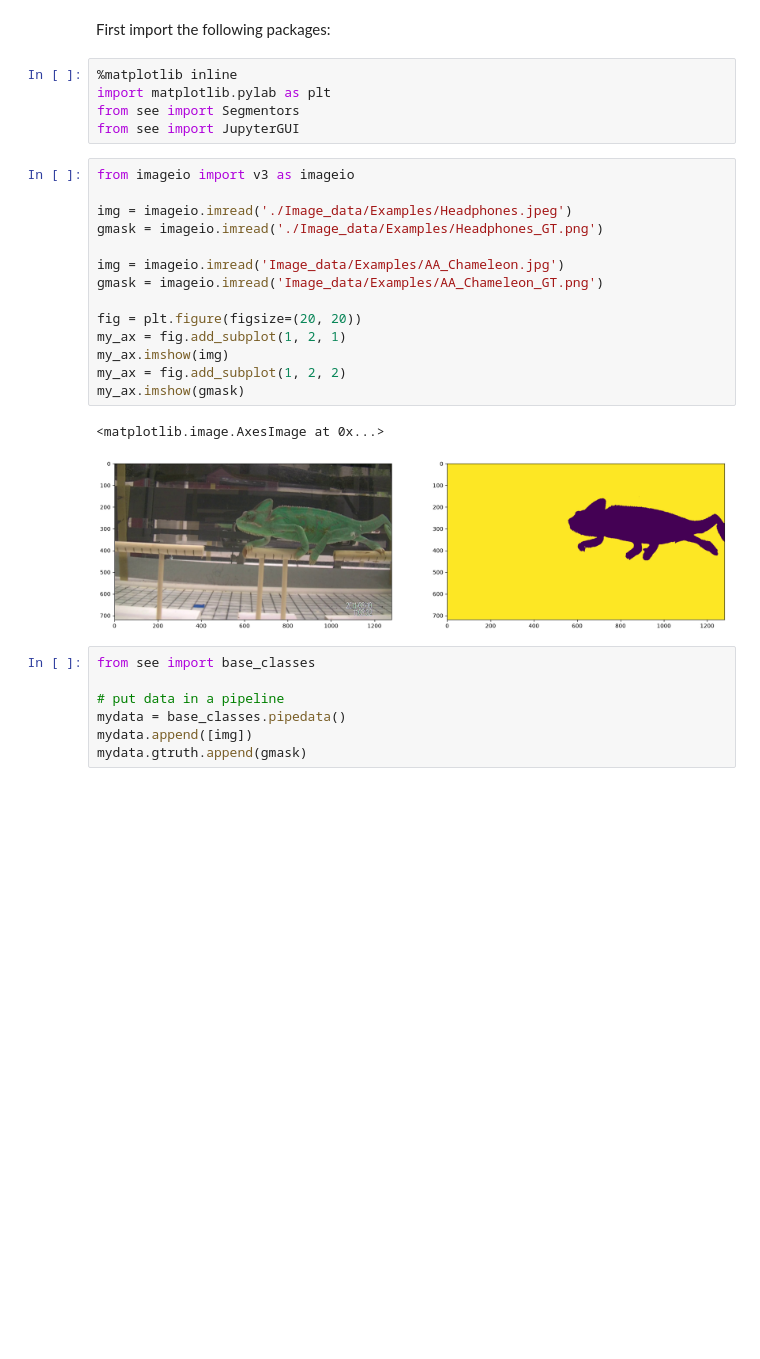
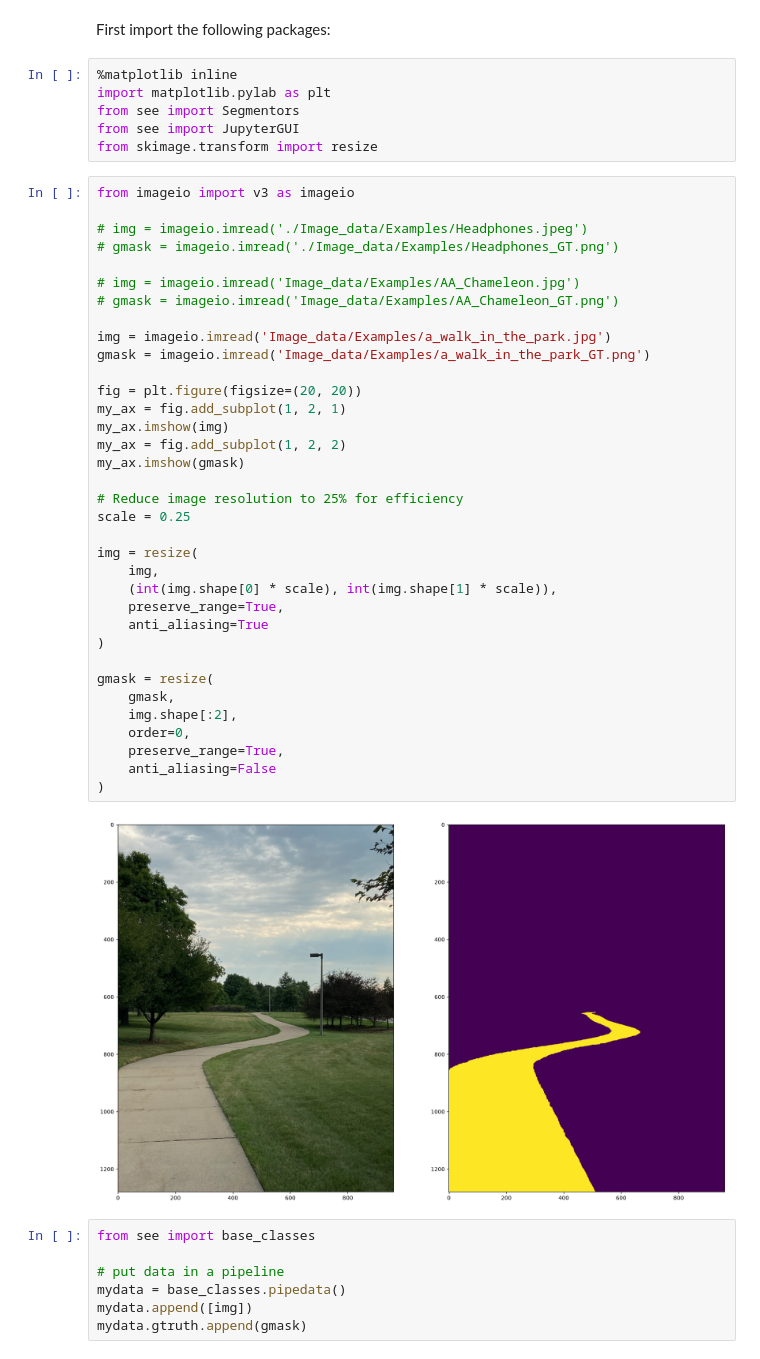
Before and after one commit to jmcalvey/see-segment, a Jupyter notebook: HowToUse_Example.ipynb, the cells around one changed output. Saved outputs shown, nothing was run; the diff lists cells and outputs as text; blank space fills up the shorter version.

```diff
--- a/HowToUse_Example.ipynb
+++ b/HowToUse_Example.ipynb
@@ -18,23 +18,44 @@ First import the following packages:
 import matplotlib.pylab as plt
 from see import Segmentors
 from see import JupyterGUI
+from skimage.transform import resize
 # %%
 from imageio import v3 as imageio
 
-img = imageio.imread('./Image_data/Examples/Headphones.jpeg')
-gmask = imageio.imread('./Image_data/Examples/Headphones_GT.png')
+# img = imageio.imread('./Image_data/Examples/Headphones.jpeg')
+# gmask = imageio.imread('./Image_data/Examples/Headphones_GT.png')
 
-img = imageio.imread('Image_data/Examples/AA_Chameleon.jpg')
-gmask = imageio.imread('Image_data/Examples/AA_Chameleon_GT.png')
+# img = imageio.imread('Image_data/Examples/AA_Chameleon.jpg')
+# gmask = imageio.imread('Image_data/Examples/AA_Chameleon_GT.png')
+
+img = imageio.imread('Image_data/Examples/a_walk_in_the_park.jpg')
+gmask = imageio.imread('Image_data/Examples/a_walk_in_the_park_GT.png')
 
 fig = plt.figure(figsize=(20, 20))
 my_ax = fig.add_subplot(1, 2, 1)
 my_ax.imshow(img)
 my_ax = fig.add_subplot(1, 2, 2)
 my_ax.imshow(gmask)
+
+# Reduce image resolution to 25% for efficiency
+scale = 0.25
+
+img = resize(
+    img,
+    (int(img.shape[0] * scale), int(img.shape[1] * scale)),
+    preserve_range=True,
+    anti_aliasing=True
+)
+
+gmask = resize(
+    gmask,
+    img.shape[:2],
+    order=0,
+    preserve_range=True,
+    anti_aliasing=False
+)
 # %% [output]
-<matplotlib.image.AxesImage at 0x...>
-[figure, old version]
+[figure, new version]
 # %%
 from see import base_classes
 
```
Also changed, not shown: parts of 8 cells of this notebook, 2 other files.
